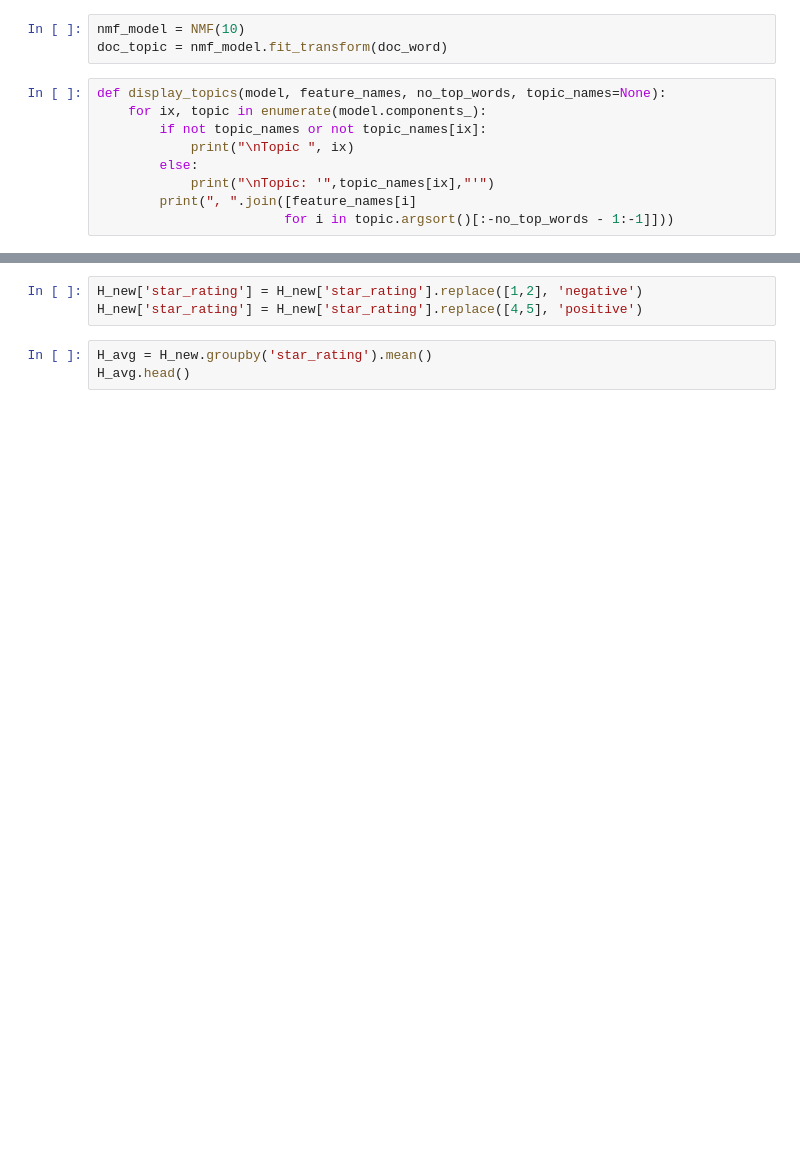
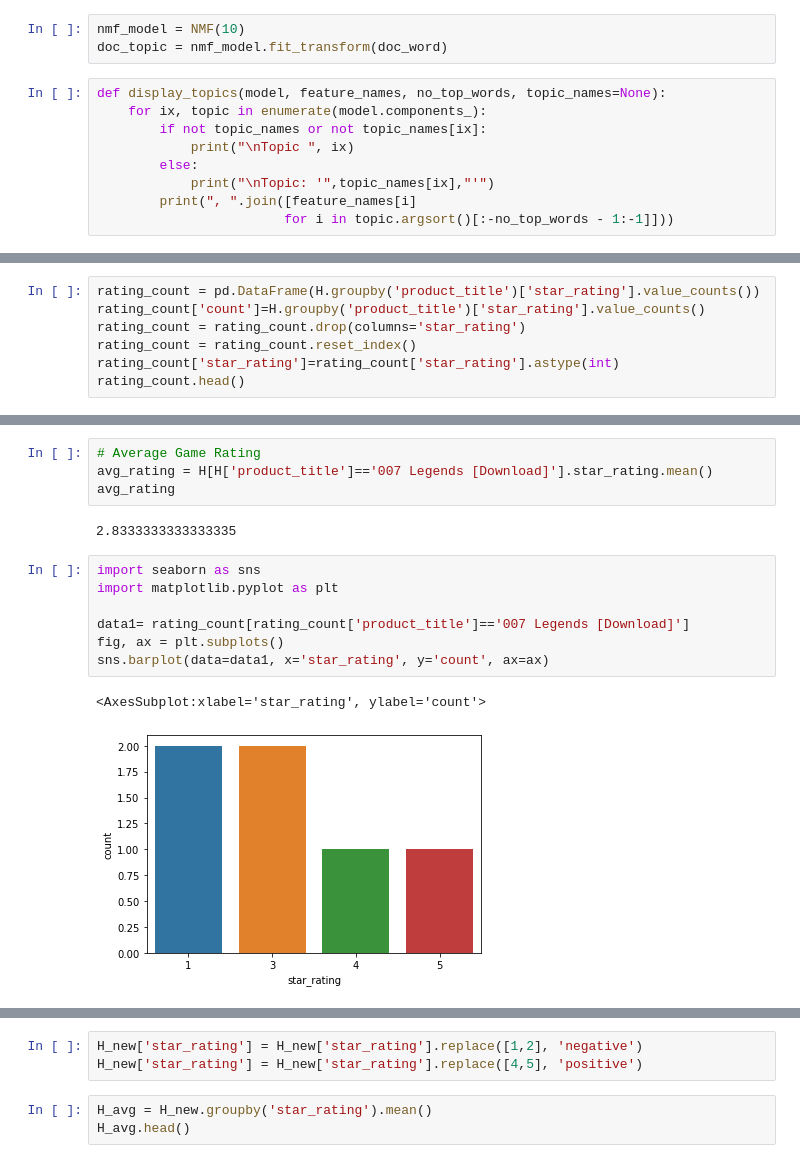
Before and after one commit to Andrewjw91/NLP-Topic-Modeling-for-Amazon-Reviews, a Jupyter notebook: code/Amazon NMF.ipynb, the cells around one changed output, grey strips where cells are left out. Saved outputs shown, nothing was run; the diff lists cells and outputs as text; blank space fills up the shorter version.

```diff
--- a/code/Amazon NMF.ipynb
+++ b/code/Amazon NMF.ipynb
@@ -104,0 +88,7 @@ sorted(H['product_title'].unique())
+# %%
+rating_count = pd.DataFrame(H.groupby('product_title')['star_rating'].value_counts())
+rating_count['count']=H.groupby('product_title')['star_rating'].value_counts()
+rating_count = rating_count.drop(columns='star_rating')
+rating_count = rating_count.reset_index()
+rating_count['star_rating']=rating_count['star_rating'].astype(int)
+rating_count.head()
@@ -105,3 +102,19 @@ sorted(H['product_title'].unique())
+# %%
+# Average Game Rating
+avg_rating = H[H['product_title']=='007 Legends [Download]'].star_rating.mean()
+avg_rating
+# %% [output]
+2.8333333333333335
+# %%
+import seaborn as sns
+import matplotlib.pyplot as plt
+
+data1= rating_count[rating_count['product_title']=='007 Legends [Download]']
+fig, ax = plt.subplots()
+sns.barplot(data=data1, x='star_rating', y='count', ax=ax)
+# %% [output]
+<AxesSubplot:xlabel='star_rating', ylabel='count'>
+[figure, added]
 # %%
 H.sort_values(by=['negative_feedback'], ascending=False).head(14)
 # %% [output]
```
Also changed, not shown: parts of 16 cells of this notebook.
